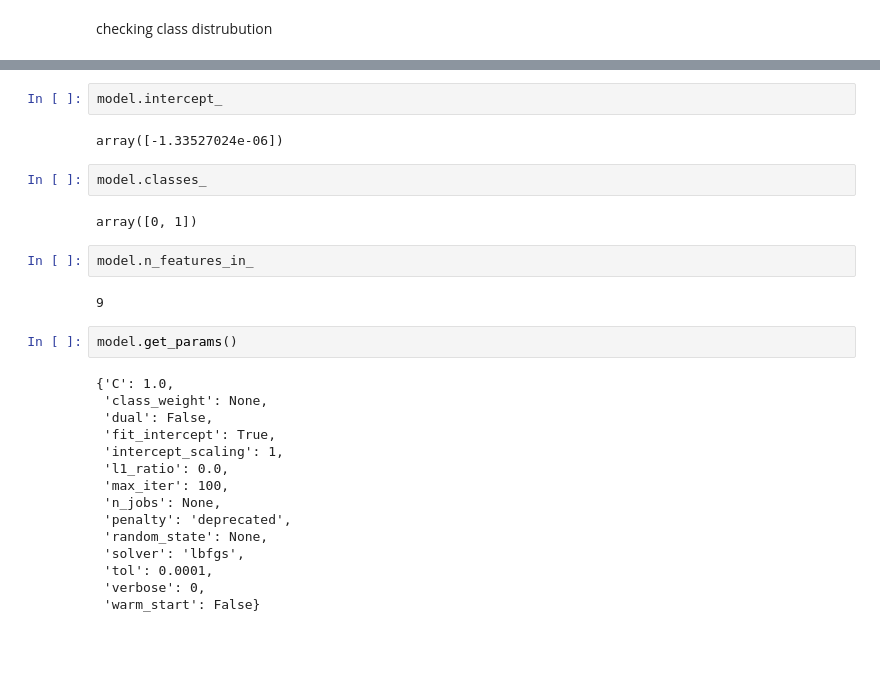
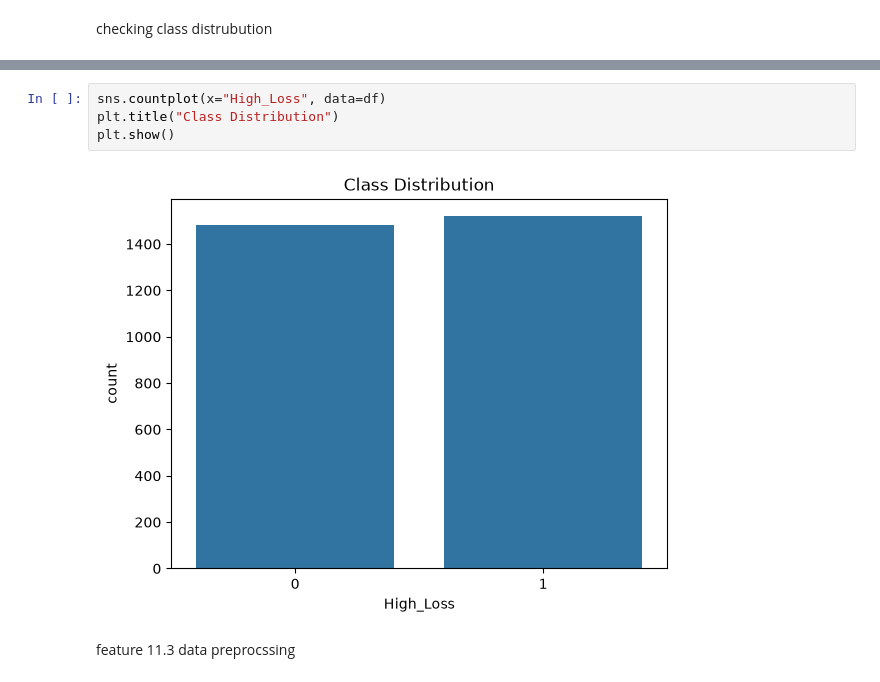
Before and after one commit to kingping77777/cyber-threat-log-analyzer, a Jupyter notebook: notebooks/ClassificationMachineLearning.ipynb, the cells around one changed output, grey strips where cells are left out. Cells and saved outputs as stored; diff of their text form; blank space fills up the shorter version.

```diff
--- a/notebooks/ClassificationMachineLearning.ipynb
+++ b/notebooks/ClassificationMachineLearning.ipynb
@@ -334,29 +123,8 @@ coef_df.sort_values(
-# %%
-model.intercept_
-# %% [output]
-array([-1.33527024e-06])
-# %%
-model.classes_
-# %% [output]
-array([0, 1])
-# %%
-model.n_features_in_
-# %% [output]
-9
-# %%
-model.get_params()
-# %% [output]
-{'C': 1.0,
- 'class_weight': None,
- 'dual': False,
- 'fit_intercept': True,
- 'intercept_scaling': 1,
- 'l1_ratio': 0.0,
- 'max_iter': 100,
- 'n_jobs': None,
- 'penalty': 'deprecated',
- 'random_state': None,
- 'solver': 'lbfgs',
- 'tol': 0.0001,
- 'verbose': 0,
- 'warm_start': False}
+# %%
+sns.countplot(x="High_Loss", data=df)
+plt.title("Class Distribution")
+plt.show()
+# %% [output]
+[figure, added]
+# %% [markdown]
+feature 11.3 data preprocssing
```
Also changed, not shown: parts of 49 cells of this notebook.
